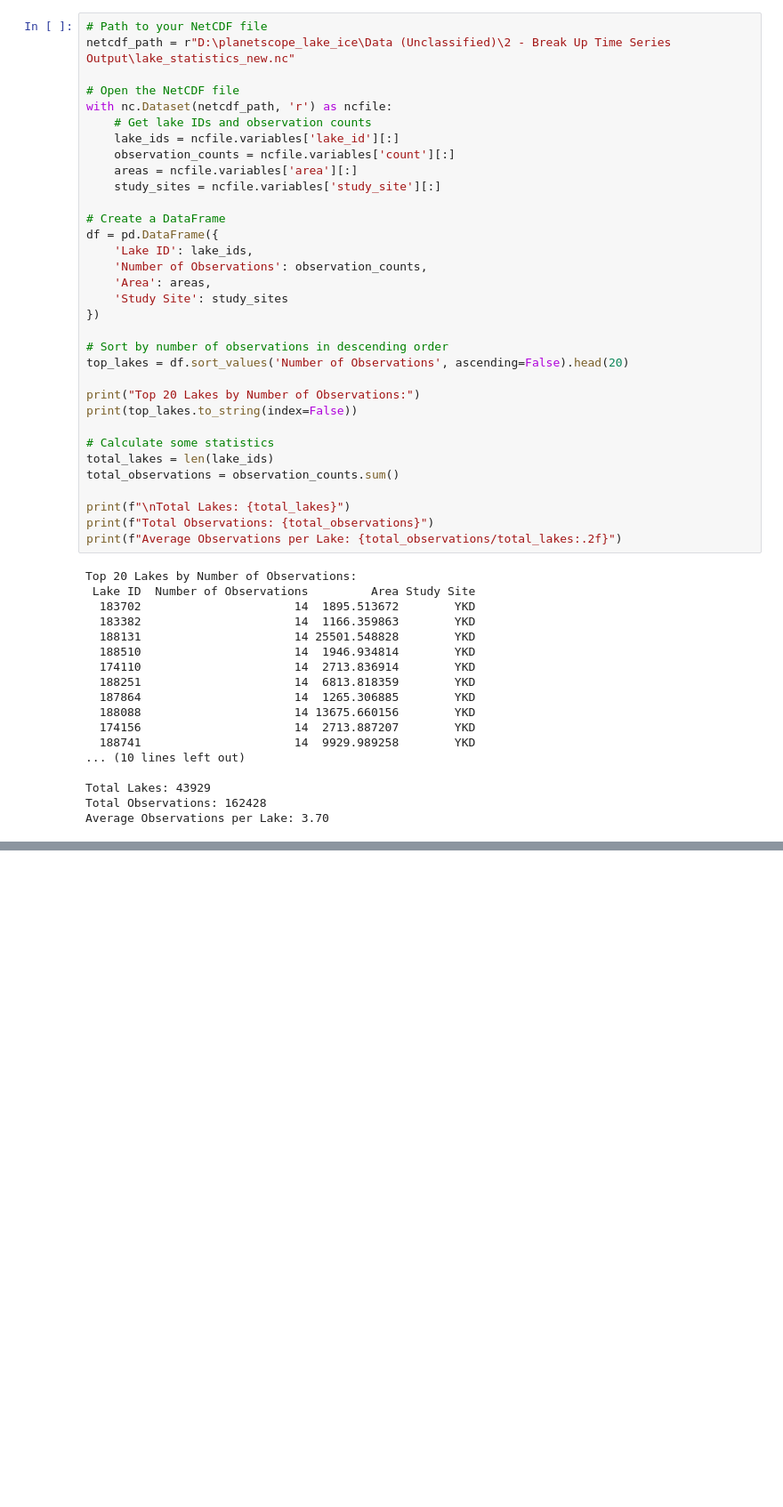
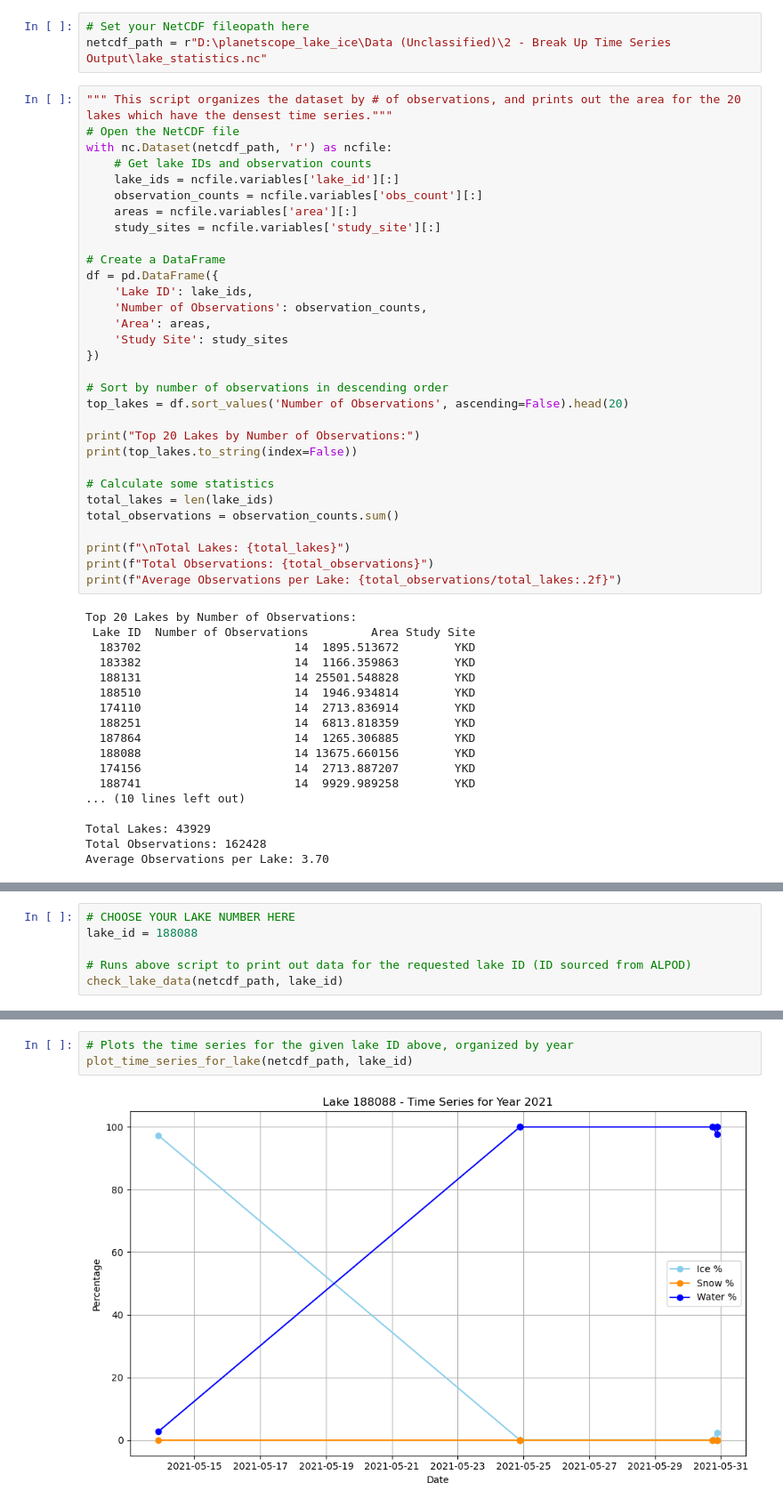
Before and after one commit to nj142/planetscope_lake_ice, a Jupyter notebook: Notebooks/TIME_SERIES.ipynb, the cells around one changed output, grey strips where cells are left out. Shown at 89% size. Cells and saved outputs as stored; diff of their text form; blank space fills up the shorter version.

```diff
--- a/Notebooks/TIME_SERIES.ipynb
+++ b/Notebooks/TIME_SERIES.ipynb
@@ -54,12 +63,13 @@ plt.show()
+# %%
+# Set your NetCDF fileopath here
+netcdf_path = r"D:\planetscope_lake_ice\Data (Unclassified)\2 - Break Up Time Series Output\lake_statistics.nc"
 # %%
-# Path to your NetCDF file
-netcdf_path = r"D:\planetscope_lake_ice\Data (Unclassified)\2 - Break Up Time Series Output\lake_statistics_new.nc"
-
+""" This script organizes the dataset by # of observations, and prints out the area for the 20 lakes which have the densest time series."""
 # Open the NetCDF file
 with nc.Dataset(netcdf_path, 'r') as ncfile:
     # Get lake IDs and observation counts
     lake_ids = ncfile.variables['lake_id'][:]
-    observation_counts = ncfile.variables['count'][:]
+    observation_counts = ncfile.variables['obs_count'][:]
     areas = ncfile.variables['area'][:]
     study_sites = ncfile.variables['study_site'][:]
 
@@ -376,0 +199,6 @@ plot_lake_timeseries_yearly(lake_id, netcdf_path, base_image_folder)
+# %%
+# CHOOSE YOUR LAKE NUMBER HERE
+lake_id = 188088
+
+# Runs above script to print out data for the requested lake ID (ID sourced from ALPOD)
+check_lake_data(netcdf_path, lake_id)
@@ -376,0 +301,5 @@ plot_lake_timeseries_yearly(lake_id, netcdf_path, base_image_folder)
+# %%
+# Plots the time series for the given lake ID above, organized by year
+plot_time_series_for_lake(netcdf_path, lake_id)
+# %% [output]
+[figure, added]
```
Also changed, not shown: parts of 11 cells of this notebook.
